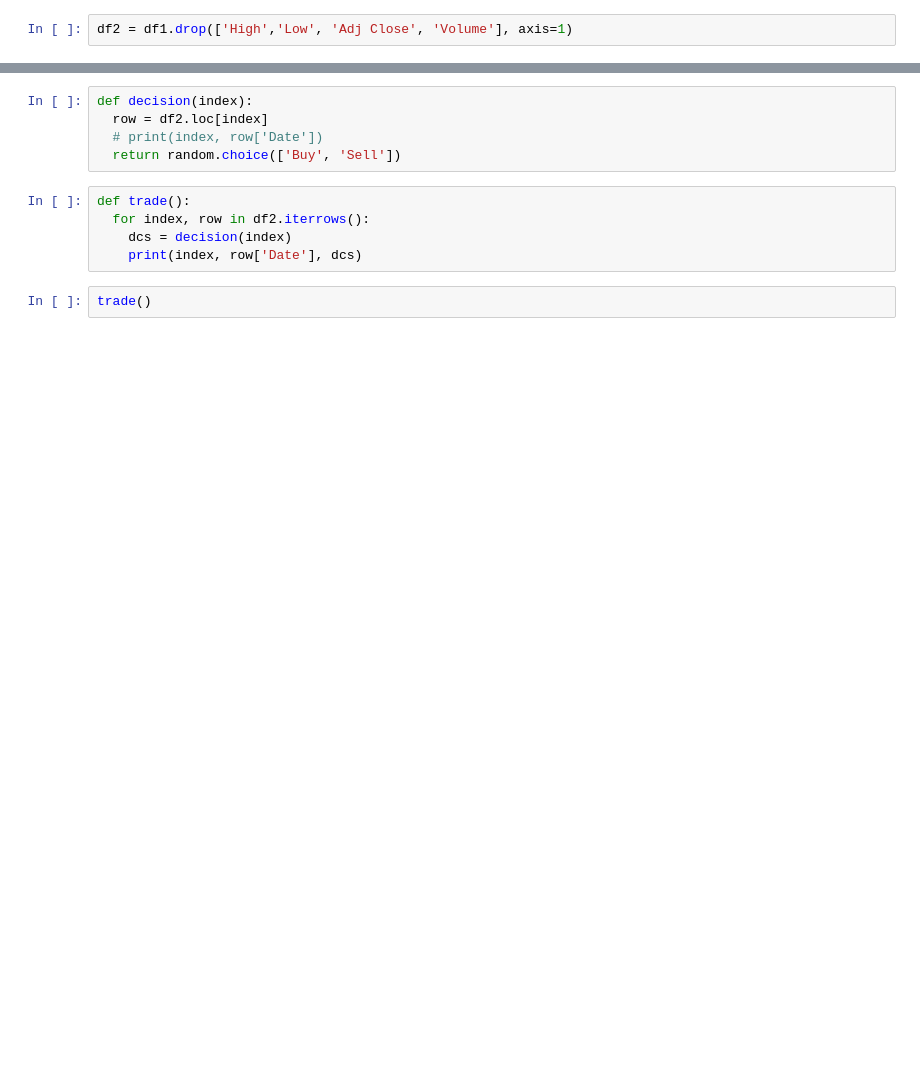
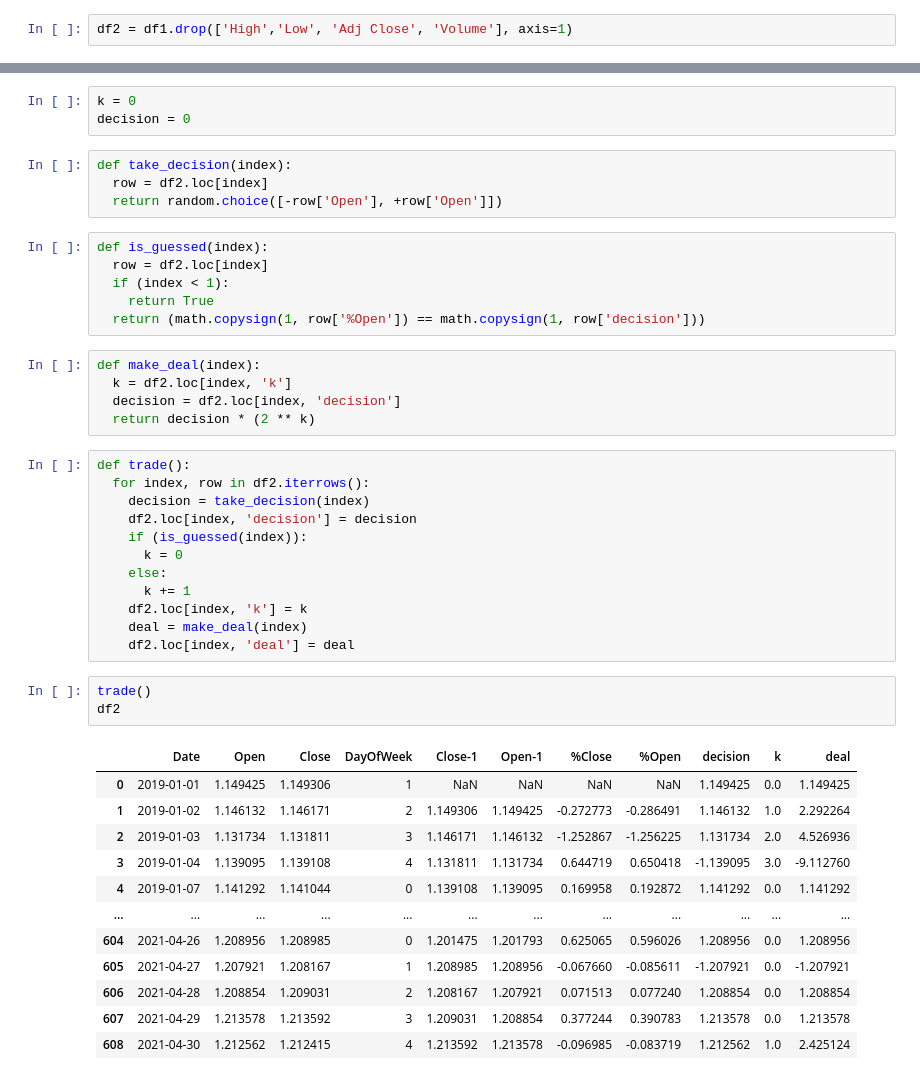
Before and after one commit to v5v5/trading, a Jupyter notebook: trade_strategy.ipynb, the cells around one changed output, grey strips where cells are left out. Saved outputs shown, nothing was run; the diff lists cells and outputs as text; blank space fills up the shorter version.

```diff
--- a/trade_strategy.ipynb
+++ b/trade_strategy.ipynb
@@ -121,13 +124,46 @@ df2.head(7)
+# %%
+k = 0
+decision = 0
 # %%
-def decision(index):
+def take_decision(index):
   row = df2.loc[index]
-  # print(index, row['Date'])
-  return random.choice(['Buy', 'Sell'])
+  return random.choice([-row['Open'], +row['Open']])
-# %%
-def trade():
-  for index, row in df2.iterrows():
-    dcs = decision(index)
-    print(index, row['Date'], dcs)
+# %%
+def is_guessed(index):
+  row = df2.loc[index]
+  if (index < 1):
+    return True
+  return (math.copysign(1, row['%Open']) == math.copysign(1, row['decision']))
+# %%
+def make_deal(index):
+  k = df2.loc[index, 'k']
+  decision = df2.loc[index, 'decision']
+  return decision * (2 ** k)
+# %%
+def trade():
+  for index, row in df2.iterrows():
+    decision = take_decision(index)
+    df2.loc[index, 'decision'] = decision
+    if (is_guessed(index)):
+      k = 0
+    else:
+      k += 1
+    df2.loc[index, 'k'] = k
+    deal = make_deal(index)
+    df2.loc[index, 'deal'] = deal
 # %%
 trade()
+df2
 # %% [output]
+|  | Date | Open | Close | DayOfWeek | Close-1 | Open-1 | %Close | %Open | decision | k | deal |
+| 0 | 2019-01-01 | 1.149425 | 1.149306 | 1 | NaN | NaN | NaN | NaN | 1.149425 | 0.0 | 1.149425 |
+| 1 | 2019-01-02 | 1.146132 | 1.146171 | 2 | 1.149306 | 1.149425 | -0.272773 | -0.286491 | 1.146132 | 1.0 | 2.292264 |
+| 2 | 2019-01-03 | 1.131734 | 1.131811 | 3 | 1.146171 | 1.146132 | -1.252867 | -1.256225 | 1.131734 | 2.0 | 4.526936 |
+| 3 | 2019-01-04 | 1.139095 | 1.139108 | 4 | 1.131811 | 1.131734 | 0.644719 | 0.650418 | -1.139095 | 3.0 | -9.112760 |
+| 4 | 2019-01-07 | 1.141292 | 1.141044 | 0 | 1.139108 | 1.139095 | 0.169958 | 0.192872 | 1.141292 | 0.0 | 1.141292 |
+| ... | ... | ... | ... | ... | ... | ... | ... | ... | ... | ... | ... |
+| 604 | 2021-04-26 | 1.208956 | 1.208985 | 0 | 1.201475 | 1.201793 | 0.625065 | 0.596026 | 1.208956 | 0.0 | 1.208956 |
+| 605 | 2021-04-27 | 1.207921 | 1.208167 | 1 | 1.208985 | 1.208956 | -0.067660 | -0.085611 | -1.207921 | 0.0 | -1.207921 |
+| 606 | 2021-04-28 | 1.208854 | 1.209031 | 2 | 1.208167 | 1.207921 | 0.071513 | 0.077240 | 1.208854 | 0.0 | 1.208854 |
+| 607 | 2021-04-29 | 1.213578 | 1.213592 | 3 | 1.209031 | 1.208854 | 0.377244 | 0.390783 | 1.213578 | 0.0 | 1.213578 |
+| 608 | 2021-04-30 | 1.212562 | 1.212415 | 4 | 1.213592 | 1.213578 | -0.096985 | -0.083719 | 1.212562 | 1.0 | 2.425124 |
```
Also changed, not shown: parts of 11 cells of this notebook.
